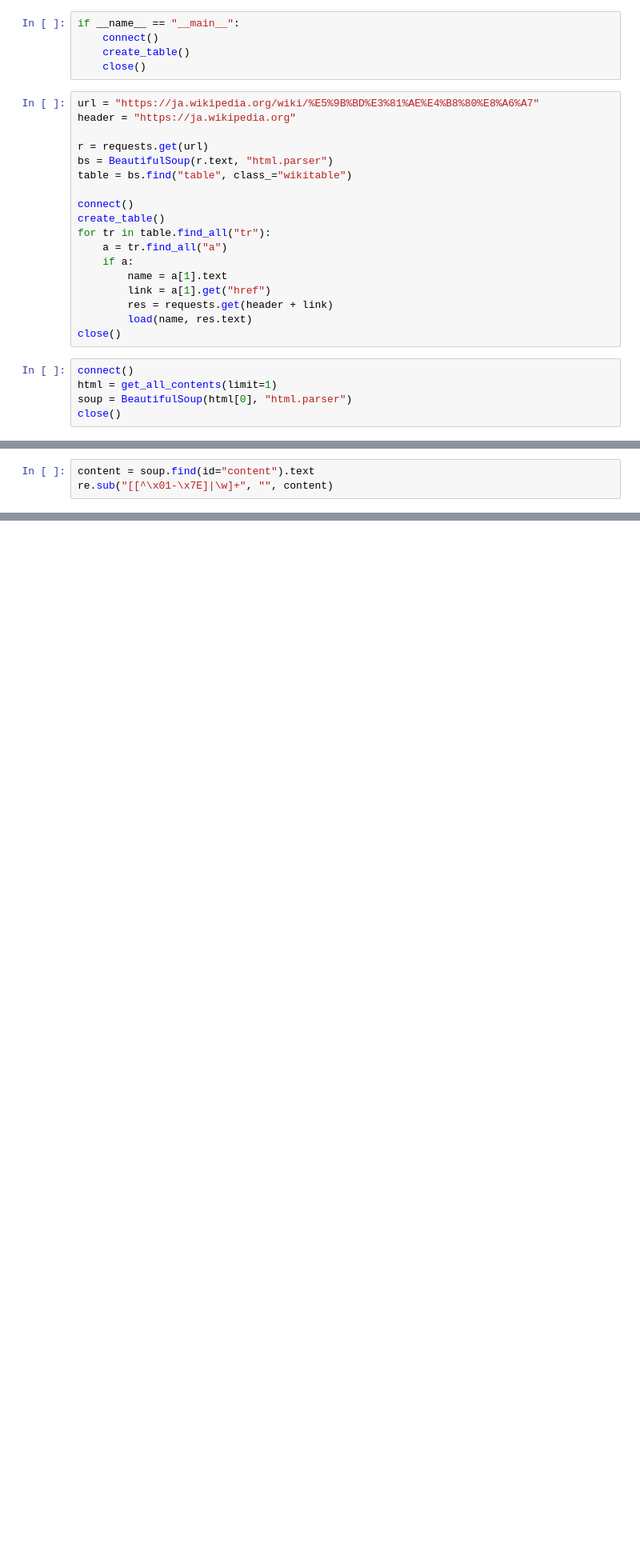
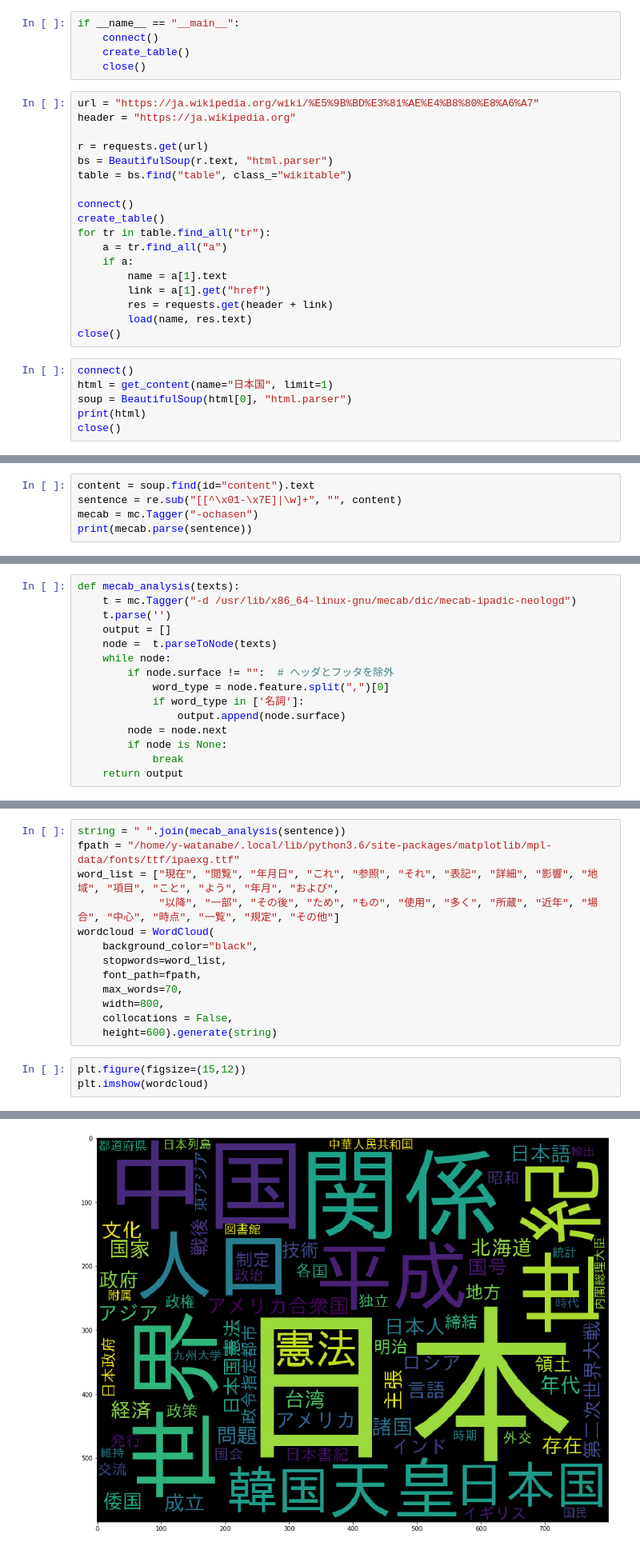
Before and after one commit to y-watanabe-ttc/nlp, a Jupyter notebook: sqlitedatastore.ipynb, the cells around one changed output, grey strips where cells are left out. Shown at 80% size. Saved outputs shown, nothing was run; the diff lists cells and outputs as text; blank space fills up the shorter version.

Commit message:
wordcloudのついての課題

```diff
--- a/sqlitedatastore.ipynb
+++ b/sqlitedatastore.ipynb
@@ -82,6 +90,7 @@ for tr in table.find_all("tr"):
 close()
 # %%
 connect()
-html = get_all_contents(limit=1)
+html = get_content(name="日本国", limit=1)
 soup = BeautifulSoup(html[0], "html.parser")
+print(html)
 close()
@@ -88,4 +99,6 @@ close()
 # %%
 content = soup.find(id="content").text
-re.sub("[[^\x01-\x7E]|\w]+", "", content)
+sentence = re.sub("[[^\x01-\x7E]|\w]+", "", content)
+mecab = mc.Tagger("-ochasen")
+print(mecab.parse(sentence))
 # %% [output]
@@ -92,0 +119,15 @@ re.sub("[[^\x01-\x7E]|\w]+", "", content)
+# %%
+def mecab_analysis(texts):
+    t = mc.Tagger("-d /usr/lib/x86_64-linux-gnu/mecab/dic/mecab-ipadic-neologd")
+    t.parse('')
+    output = []
+    node =  t.parseToNode(texts)
+    while node:
+        if node.surface != "":  # ヘッダとフッタを除外
+            word_type = node.feature.split(",")[0]
+            if word_type in ['名詞']:
+                output.append(node.surface)
+        node = node.next
+        if node is None:
+            break
+    return output
@@ -92,0 +137,17 @@ re.sub("[[^\x01-\x7E]|\w]+", "", content)
+# %%
+string = " ".join(mecab_analysis(sentence))
+fpath = "/home/y-watanabe/.local/lib/python3.6/site-packages/matplotlib/mpl-data/fonts/ttf/ipaexg.ttf"
+word_list = ["現在", "閲覧", "年月日", "これ", "参照", "それ", "表記", "詳細", "影響", "地域", "項目", "こと", "よう", "年月", "および",
+             "以降", "一部", "その後", "ため", "もの", "使用", "多く", "所蔵", "近年", "場合", "中心", "時点", "一覧", "規定", "その他"]
+wordcloud = WordCloud(
+    background_color="black",
+    stopwords=word_list,
+    font_path=fpath,
+    max_words=70,
+    width=800,
+    collocations = False,
+    height=600).generate(string)
+# %%
+plt.figure(figsize=(15,12))
+plt.imshow(wordcloud)
+# %% [output]
@@ -92,0 +155 @@ re.sub("[[^\x01-\x7E]|\w]+", "", content)
+[figure, added]
```
Also changed, not shown: parts of 8 cells of this notebook.
